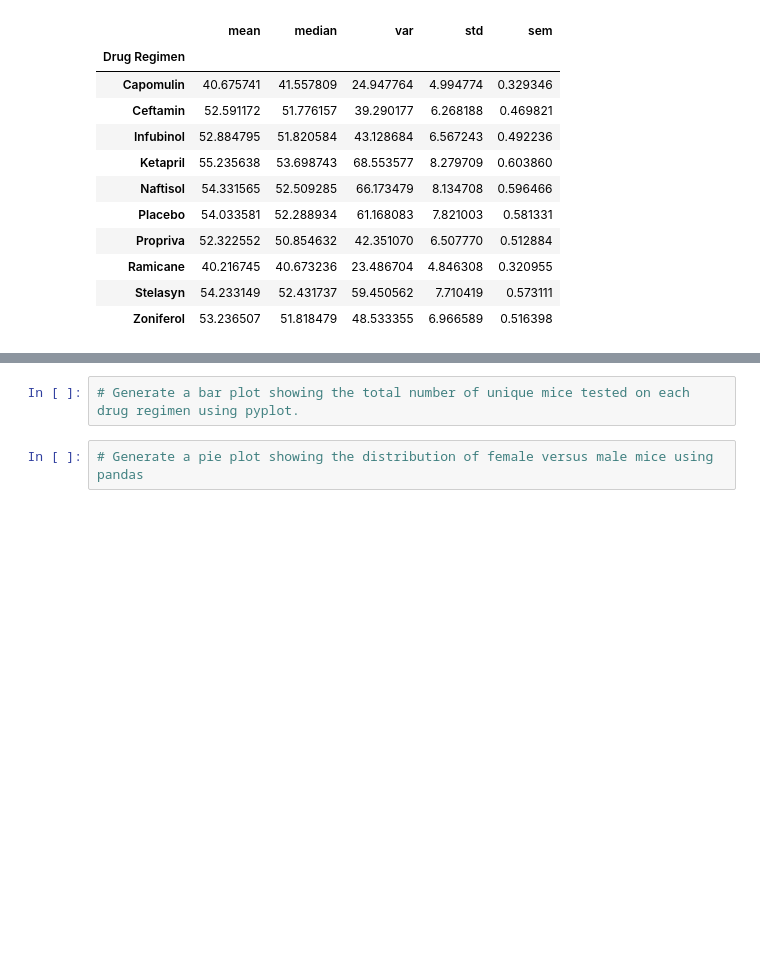
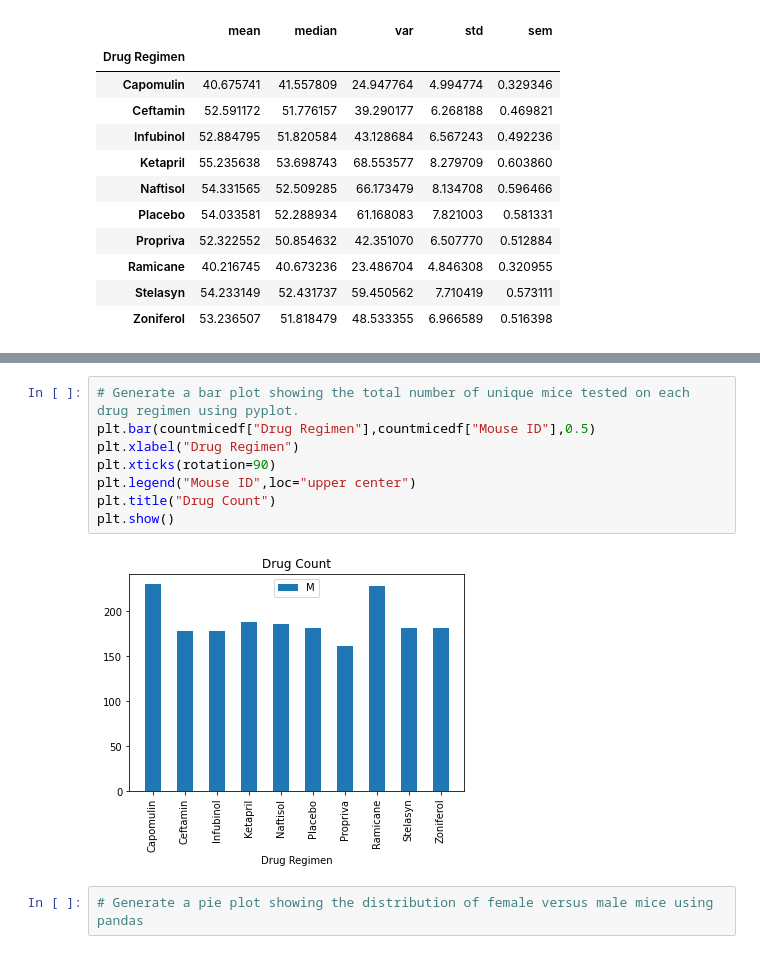
Before and after one commit to ericlee1899/matplotlib-challenge, a Jupyter notebook: Main.ipynb, the cells around one changed output, grey strips where cells are left out. Drawn from its saved outputs; the diff is of its cells as text; blank space fills up the shorter version.

```diff
--- a/Main.ipynb
+++ b/Main.ipynb
@@ -121,5 +128,13 @@ aggdf
 # %%
 # Generate a bar plot showing the total number of unique mice tested on each drug regimen using pyplot.
+plt.bar(countmicedf["Drug Regimen"],countmicedf["Mouse ID"],0.5)
+plt.xlabel("Drug Regimen")
+plt.xticks(rotation=90)
+plt.legend("Mouse ID",loc="upper center")
+plt.title("Drug Count")
+plt.show()
+# %% [output]
+[figure, added]
 # %%
 # Generate a pie plot showing the distribution of female versus male mice using pandas
 # %%
```
Also changed, not shown: parts of 1 cell of this notebook.
